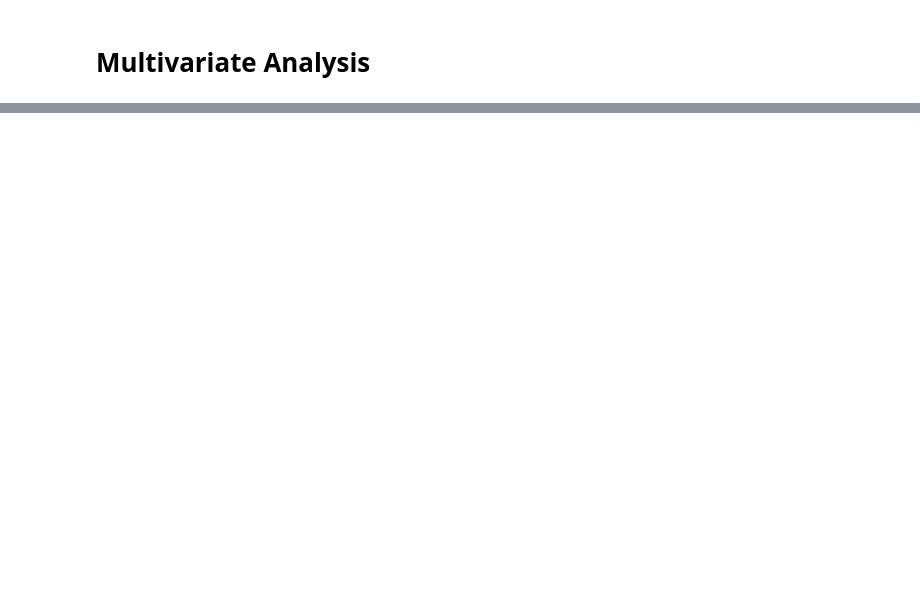
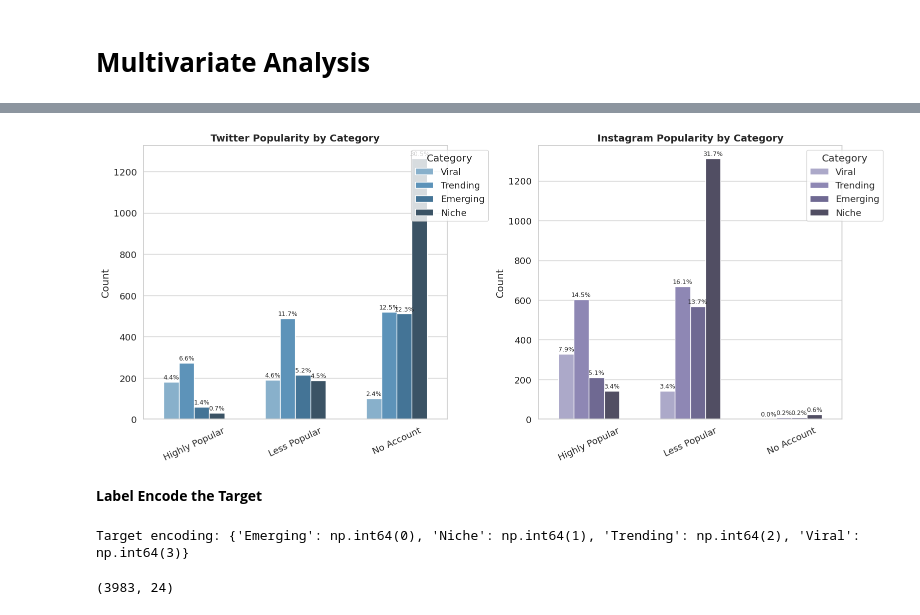
Before and after one commit to Joyna-Joy/dsa_internship_project_2024, a Jupyter notebook: Internship.ipynb, the cells around one changed output, grey strips where cells are left out. Drawn from its saved outputs; the diff is of its cells as text; code cells hidden in the pictures; blank space fills up the shorter version.

```diff
--- a/Internship.ipynb
+++ b/Internship.ipynb
@@ -799,0 +798,56 @@ plt.show()
+# %%
+popular_youtube = df[df['Popularity Category Label'].isin(['Viral', 'Trending', 'Emerging', 'Niche'])].copy()
+popular_youtube['Popular on Twitter'] = popular_youtube['Popular on Twitter'].str.title()
+popular_youtube['Popular on Instagram'] = popular_youtube['Popular on Instagram'].str.title()
+
+pop_order = ['Highly Popular','Less Popular', 'No Account']
+hue_order = ['Viral', 'Trending', 'Emerging', 'Niche']
+
+# Set style
+sns.set(style='whitegrid', font_scale=1.2)
+
+fig, axes = plt.subplots(1, 2, figsize=(16, 7))
+
+def annotated_countplot(ax, platform_column, palette, title):
+    plot = sns.countplot(
+        data=popular_youtube,
+        x=platform_column,
+        hue='Popularity Category Label',
+        order=pop_order,
+        hue_order=hue_order,
+        palette=palette,
+        ax=ax,
+        width=0.6
+    )
+    total = len(popular_youtube)
+    for container in plot.containers:
+        labels = [f"{(v.get_height()/total*100):.1f}%" if v.get_height() > 0 else '' for v in container]
+        plot.bar_label(container, labels=labels, label_type='edge', fontsize=9, padding=2)
+    ax.set_title(title, fontsize=14, weight='bold')
+    ax.set_xlabel('')
+    ax.set_ylabel('Count')
+    ax.tick_params(axis='x', rotation=25)
+    ax.legend(title='Category', loc='upper right', bbox_to_anchor=(1.15, 1))
+
+# Twitter plot
+annotated_countplot(axes[0], 'Popular on Twitter', 'Blues_d', 'Twitter Popularity by Category')
+
+# Instagram plot
+annotated_countplot(axes[1], 'Popular on Instagram', 'Purples_d', 'Instagram Popularity by Category')
+
+plt.tight_layout()
+plt.show()
+# %% [output]
+[figure, added]
+# %% [markdown]
+**Label Encode the Target**
+# %%
+from sklearn.preprocessing import LabelEncoder
+
+le = LabelEncoder()
+df['Popularity Category Label'] = le.fit_transform(df['Popularity Category Label'])
+# Map of what got encoded
+label_map = dict(zip(le.classes_, le.transform(le.classes_)))
+print("Target encoding:", label_map)
+# %% [output]
+Target encoding: {'Emerging': np.int64(0), 'Niche': np.int64(1), 'Trending': np.int64(2), 'Viral': np.int64(3)}
@@ -799,0 +864,4 @@ plt.show()
+# %%
+df.shape
+# %% [output]
+(3983, 24)
```
Also changed, not shown: parts of 29 cells of this notebook.
